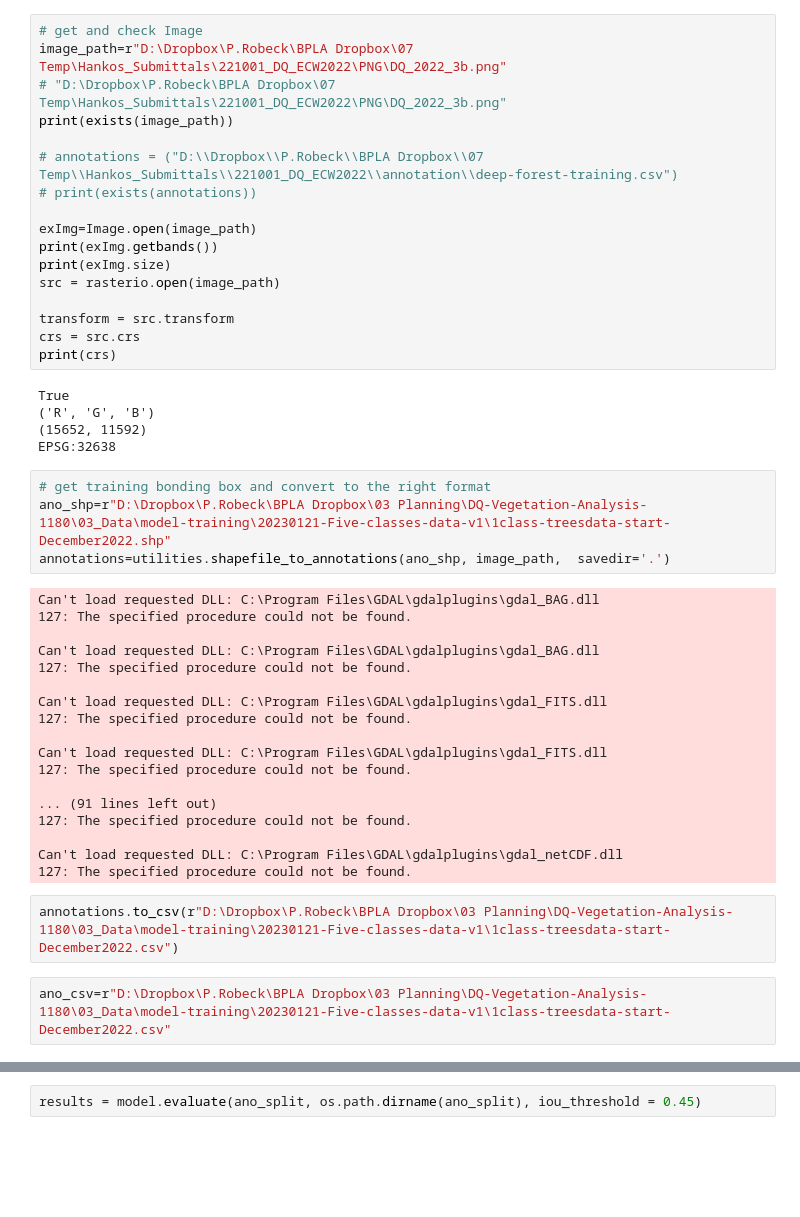
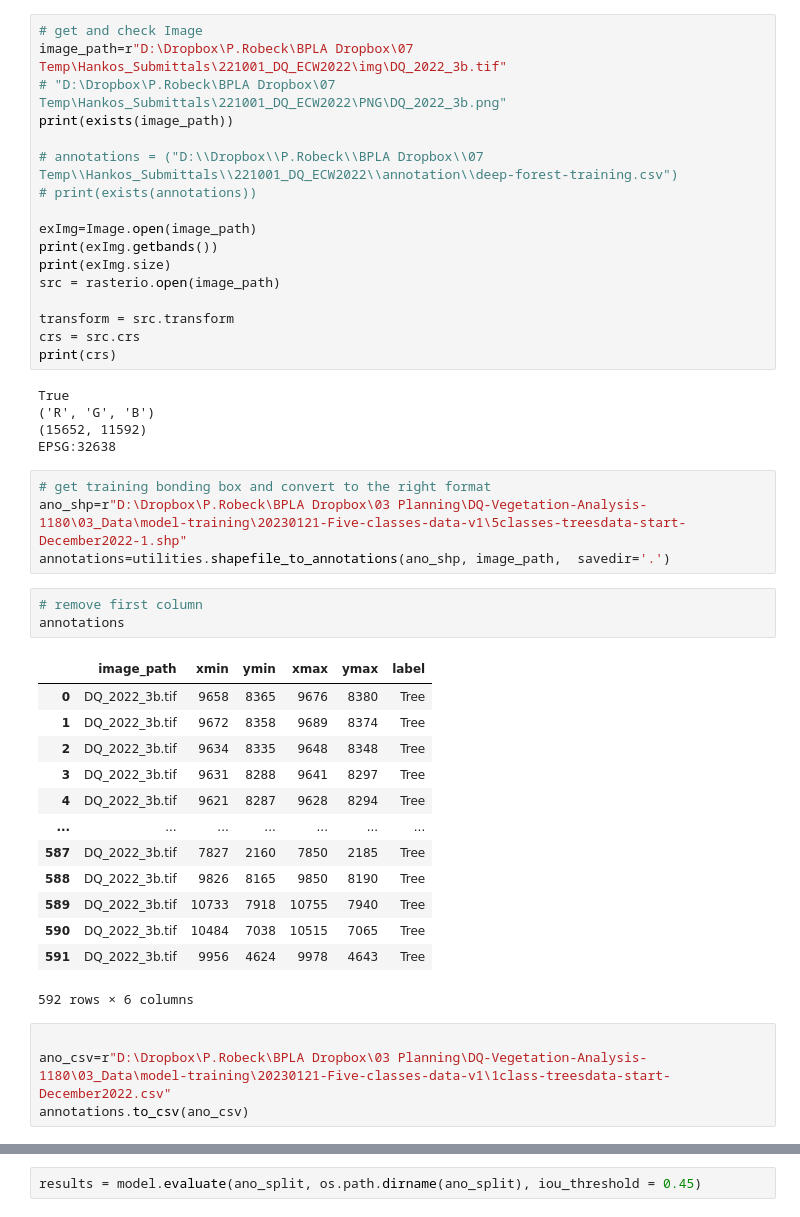
Before and after one commit to PhillRob/DeepForest-Experiments, a Jupyter notebook: df-dq-train-v1.ipynb, the cells around one changed output, grey strips where cells are left out. Saved outputs shown, nothing was run; the diff lists cells and outputs as text; blank space fills up the shorter version.

```diff
--- a/df-dq-train-v1.ipynb
+++ b/df-dq-train-v1.ipynb
@@ -10,7 +10,7 @@ import matplotlib.pyplot as plt
 import pandas as pd
 # %%
 # get and check Image
-image_path=r"D:\Dropbox\P.Robeck\BPLA Dropbox\07 Temp\Hankos_Submittals\221001_DQ_ECW2022\PNG\DQ_2022_3b.png"
+image_path=r"D:\Dropbox\P.Robeck\BPLA Dropbox\07 Temp\Hankos_Submittals\221001_DQ_ECW2022\img\DQ_2022_3b.tif"
 # "D:\Dropbox\P.Robeck\BPLA Dropbox\07 Temp\Hankos_Submittals\221001_DQ_ECW2022\PNG\DQ_2022_3b.png"
 print(exists(image_path))
 
@@ -32,27 +32,26 @@ True
 EPSG:32638
 # %%
 # get training bonding box and convert to the right format
-ano_shp=r"D:\Dropbox\P.Robeck\BPLA Dropbox\03 Planning\DQ-Vegetation-Analysis-1180\03_Data\model-training\20230121-Five-classes-data-v1\1class-treesdata-start-December2022.shp"
+ano_shp=r"D:\Dropbox\P.Robeck\BPLA Dropbox\03 Planning\DQ-Vegetation-Analysis-1180\03_Data\model-training\20230121-Five-classes-data-v1\5classes-treesdata-start-December2022-1.shp"
 annotations=utilities.shapefile_to_annotations(ano_shp, image_path,  savedir='.')
-# %% [output]
-Can't load requested DLL: C:\Program Files\GDAL\gdalplugins\gdal_BAG.dll
-127: The specified procedure could not be found.
-
-Can't load requested DLL: C:\Program Files\GDAL\gdalplugins\gdal_BAG.dll
-127: The specified procedure could not be found.
-
-Can't load requested DLL: C:\Program Files\GDAL\gdalplugins\gdal_FITS.dll
-127: The specified procedure could not be found.
-
-Can't load requested DLL: C:\Program Files\GDAL\gdalplugins\gdal_FITS.dll
-127: The specified procedure could not be found.
-
-... (91 lines left out)
-127: The specified procedure could not be found.
-
-Can't load requested DLL: C:\Program Files\GDAL\gdalplugins\gdal_netCDF.dll
-127: The specified procedure could not be found.
+# %%
+# remove first column
+annotations
+# %% [output]
+|  | image_path | xmin | ymin | xmax | ymax | label |
+| 0 | DQ_2022_3b.tif | 9658 | 8365 | 9676 | 8380 | Tree |
+| 1 | DQ_2022_3b.tif | 9672 | 8358 | 9689 | 8374 | Tree |
+| 2 | DQ_2022_3b.tif | 9634 | 8335 | 9648 | 8348 | Tree |
+| 3 | DQ_2022_3b.tif | 9631 | 8288 | 9641 | 8297 | Tree |
+| 4 | DQ_2022_3b.tif | 9621 | 8287 | 9628 | 8294 | Tree |
+| ... | ... | ... | ... | ... | ... | ... |
+| 587 | DQ_2022_3b.tif | 7827 | 2160 | 7850 | 2185 | Tree |
+| 588 | DQ_2022_3b.tif | 9826 | 8165 | 9850 | 8190 | Tree |
+| 589 | DQ_2022_3b.tif | 10733 | 7918 | 10755 | 7940 | Tree |
+| 590 | DQ_2022_3b.tif | 10484 | 7038 | 10515 | 7065 | Tree |
+| 591 | DQ_2022_3b.tif | 9956 | 4624 | 9978 | 4643 | Tree |
+592 rows × 6 columns
 # %%
-annotations.to_csv(r"D:\Dropbox\P.Robeck\BPLA Dropbox\03 Planning\DQ-Vegetation-Analysis-1180\03_Data\model-training\20230121-Five-classes-data-v1\1class-treesdata-start-December2022.csv")
+
+ano_csv=r"D:\Dropbox\P.Robeck\BPLA Dropbox\03 Planning\DQ-Vegetation-Analysis-1180\03_Data\model-training\20230121-Five-classes-data-v1\1class-treesdata-start-December2022.csv"
+annotations.to_csv(ano_csv)
-# %%
-ano_csv=r"D:\Dropbox\P.Robeck\BPLA Dropbox\03 Planning\DQ-Vegetation-Analysis-1180\03_Data\model-training\20230121-Five-classes-data-v1\1class-treesdata-start-December2022.csv"
```
Also changed, not shown: parts of 20 cells of this notebook, 8 other files.
